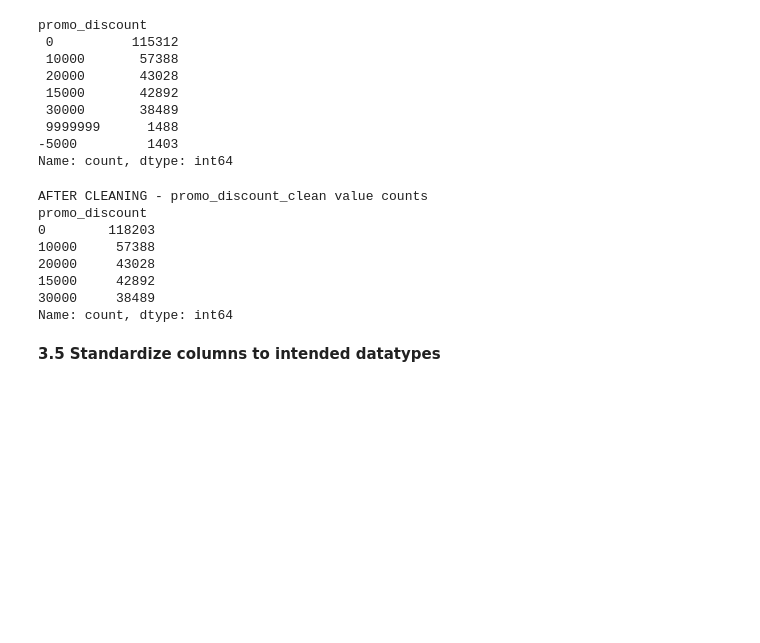
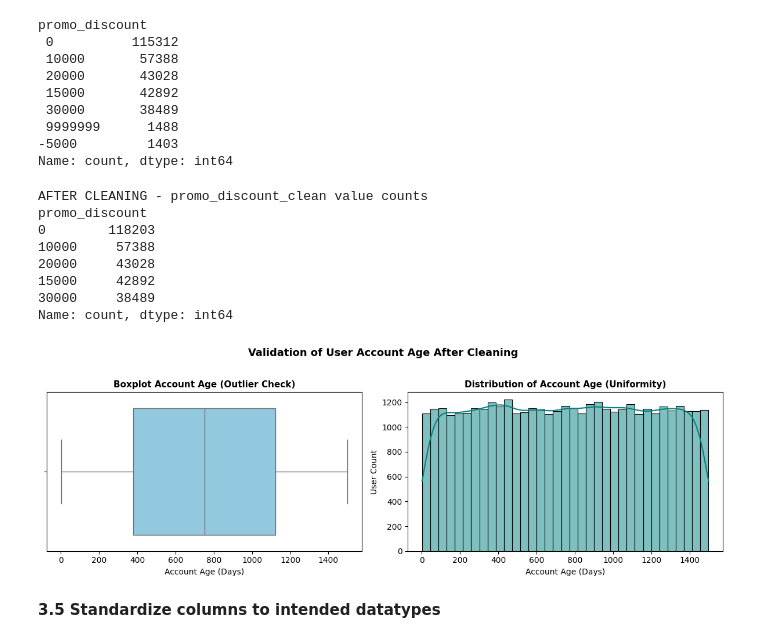
Before and after one commit to ziancarlos/Data_Analytics_Grab, a Jupyter notebook: notebooks/data-exploration.ipynb, the cells around one changed output. Cells and saved outputs as stored; diff of their text form; code cells hidden in the pictures; blank space fills up the shorter version.

```diff
--- a/notebooks/data-exploration.ipynb
+++ b/notebooks/data-exploration.ipynb
@@ -402,6 +404,28 @@ promo_discount
 15000     42892
 30000     38489
 Name: count, dtype: int64
+# %%
+# (3.4.3.1) Validate User Column account_age_days
+# Step: Re-check distribution after removing invalid sentinel values
+# - Ensures No Outlier values
+# - Result is uniformly distributed
+
+fig, axes = plt.subplots(1, 2, figsize=(12, 4))
+
+sns.boxplot(x=df_users_cleaned["account_age_days"], ax=axes[0], color="skyblue")
+axes[0].set_title("Boxplot Account Age (Outlier Check)", fontsize=11, fontweight="bold")
+axes[0].set_xlabel("Account Age (Days)")
+
+sns.histplot(df_users_cleaned["account_age_days"], ax=axes[1], kde=True, color="teal")
+axes[1].set_title("Distribution of Account Age (Uniformity)", fontsize=11, fontweight="bold")
+axes[1].set_xlabel("Account Age (Days)")
+axes[1].set_ylabel("User Count")
+
+plt.suptitle("Validation of User Account Age After Cleaning", fontsize=13, fontweight="bold", y=1.02)
+plt.tight_layout()
+plt.show()
+# %% [output]
+[figure, added]
 # %% [markdown]
 **3.5 Standardize columns to intended datatypes**
 # %%
```
Also changed, not shown: parts of 9 cells of this notebook, 4 other files.
